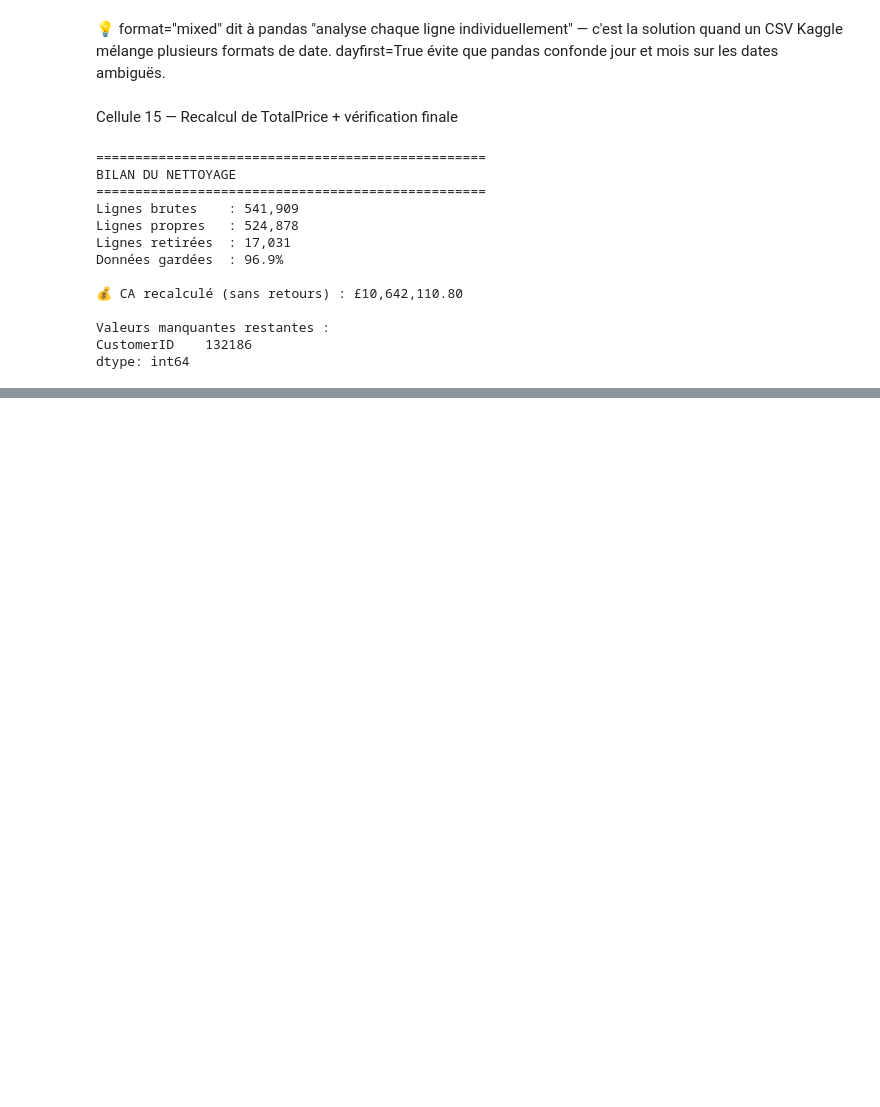
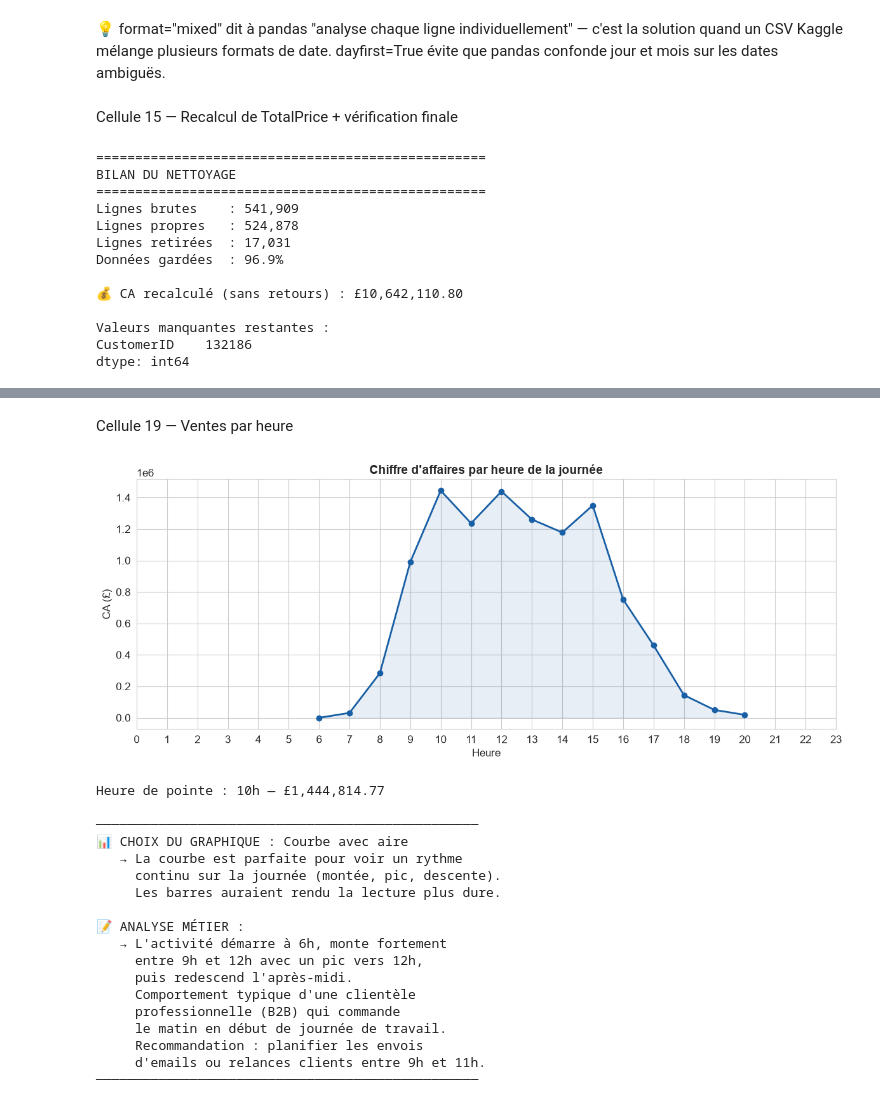
Before and after one commit to Fatima-Zahra37/Projet-vente-en-ligne_kaggle, a Jupyter notebook: notebooks/analyse.ipynb, the cells around one changed output, grey strips where cells are left out. Drawn from its saved outputs; the diff is of its cells as text; code cells hidden in the pictures; blank space fills up the shorter version.

```diff
--- a/notebooks/analyse.ipynb
+++ b/notebooks/analyse.ipynb
@@ -285,0 +454,55 @@ dtype: int64
+# %% [markdown]
+Cellule 19 — Ventes par heure
+# %%
+ca_heure = df.groupby("Heure")["TotalPrice"].sum()
+
+plt.figure(figsize=(12, 5))
+plt.plot(ca_heure.index, ca_heure.values, marker="o", color="#185FA5", linewidth=2)
+plt.fill_between(ca_heure.index, ca_heure.values, alpha=0.1, color="#185FA5")
+plt.title("Chiffre d'affaires par heure de la journée", fontsize=14, fontweight="bold")
+plt.xlabel("Heure")
+plt.ylabel("CA (£)")
+plt.xticks(range(0, 24))
+plt.tight_layout()
+plt.show()
+
+print(f"Heure de pointe : {ca_heure.idxmax()}h — £{ca_heure.max():,.2f}")
+
+print("""
+─────────────────────────────────────────────────
+📊 CHOIX DU GRAPHIQUE : Courbe avec aire
+   → La courbe est parfaite pour voir un rythme
+     continu sur la journée (montée, pic, descente).
+     Les barres auraient rendu la lecture plus dure.
+
+📝 ANALYSE MÉTIER :
+   → L'activité démarre à 6h, monte fortement
+     entre 9h et 12h avec un pic vers 12h,
+     puis redescend l'après-midi.
+     Comportement typique d'une clientèle
+     professionnelle (B2B) qui commande
+     le matin en début de journée de travail.
+     Recommandation : planifier les envois
+     d'emails ou relances clients entre 9h et 11h.
+─────────────────────────────────────────────────
+""")
+# %% [output]
+[figure, added]
+Heure de pointe : 10h — £1,444,814.77
+
+─────────────────────────────────────────────────
+📊 CHOIX DU GRAPHIQUE : Courbe avec aire
+   → La courbe est parfaite pour voir un rythme
+     continu sur la journée (montée, pic, descente).
+     Les barres auraient rendu la lecture plus dure.
+
+📝 ANALYSE MÉTIER :
+   → L'activité démarre à 6h, monte fortement
+     entre 9h et 12h avec un pic vers 12h,
+     puis redescend l'après-midi.
+     Comportement typique d'une clientèle
+     professionnelle (B2B) qui commande
+     le matin en début de journée de travail.
+     Recommandation : planifier les envois
+     d'emails ou relances clients entre 9h et 11h.
+─────────────────────────────────────────────────
```
Also changed, not shown: parts of 6 cells of this notebook.
